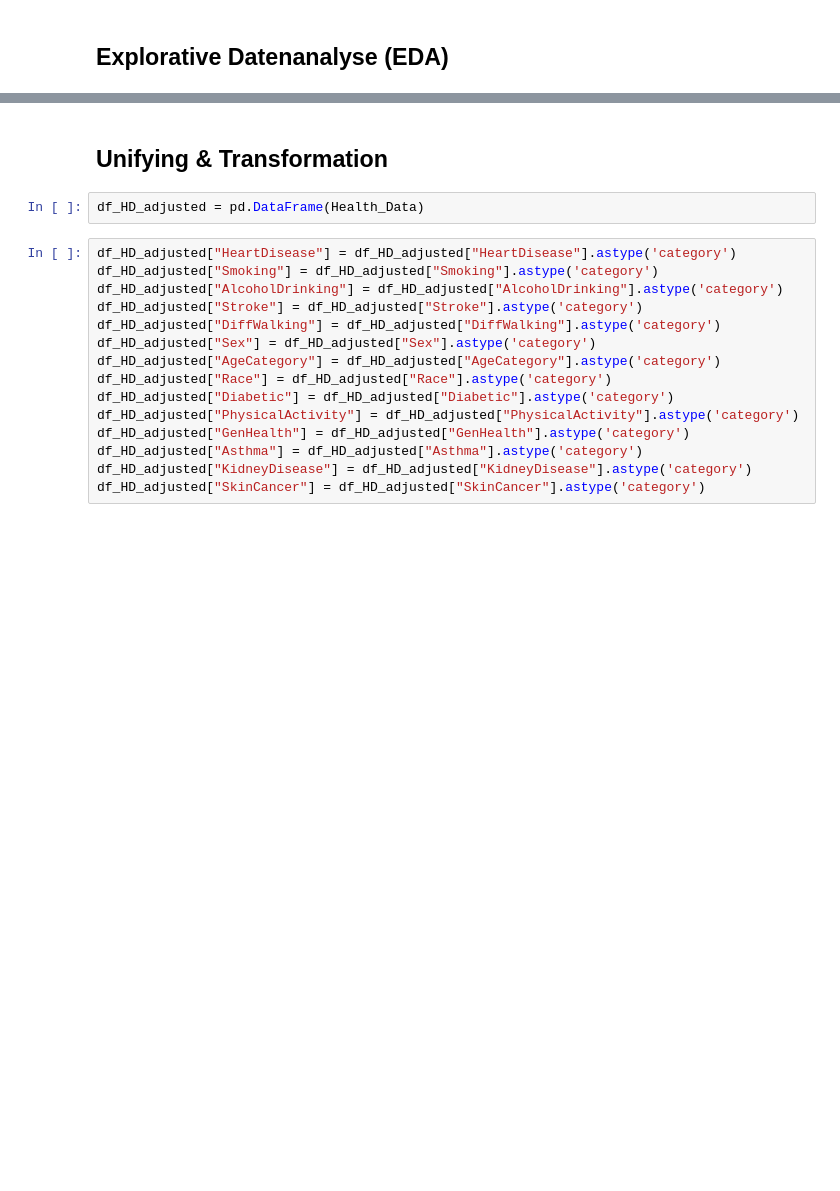
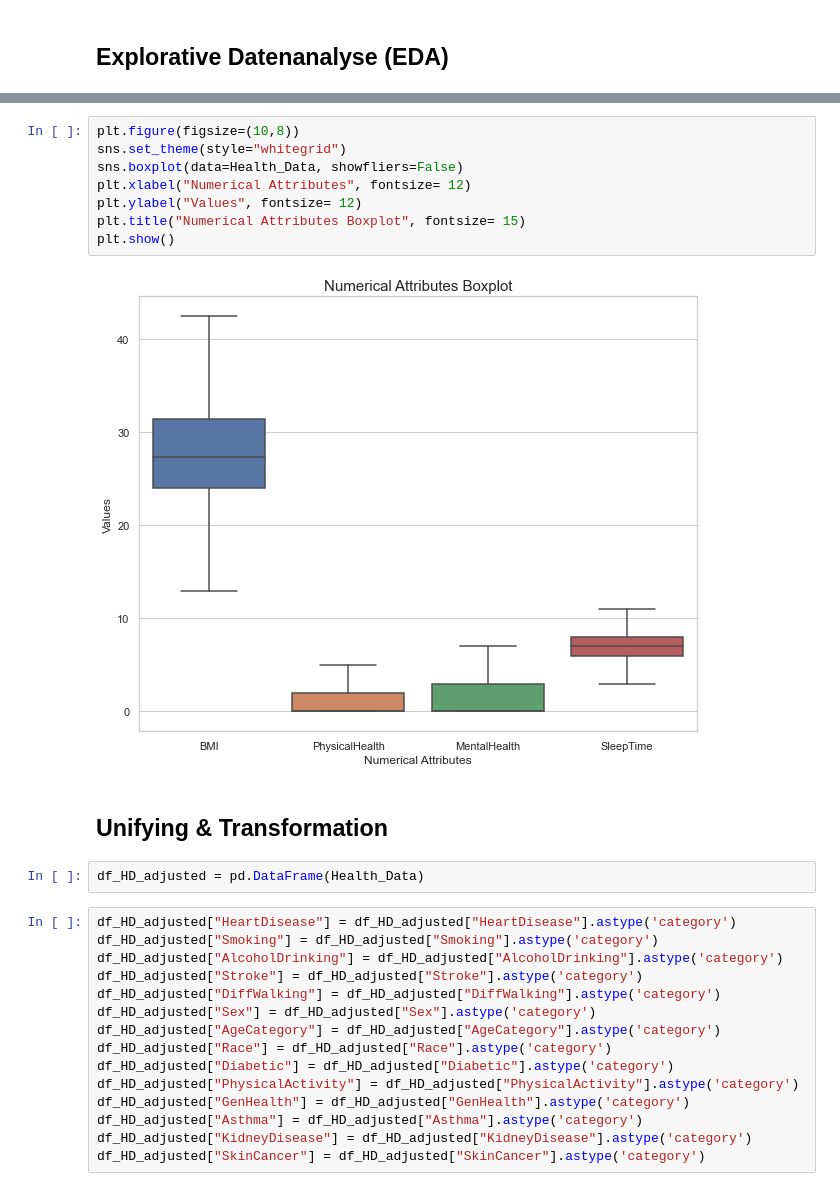
Before and after one commit to beerlkai/2PythGr_Herzkrankheiten, a Jupyter notebook: Projekt_Herzkrankheiten.ipynb, the cells around one changed output, grey strips where cells are left out. Drawn from its saved outputs; the diff is of its cells as text; blank space fills up the shorter version.

```diff
--- a/Projekt_Herzkrankheiten.ipynb
+++ b/Projekt_Herzkrankheiten.ipynb
@@ -90,3 +215,13 @@ Health_Data.head(10)
+# %%
+plt.figure(figsize=(10,8))
+sns.set_theme(style="whitegrid")
+sns.boxplot(data=Health_Data, showfliers=False)
+plt.xlabel("Numerical Attributes", fontsize= 12)
+plt.ylabel("Values", fontsize= 12)
+plt.title("Numerical Attributes Boxplot", fontsize= 15)
+plt.show()
+# %% [output]
+[figure, added]
 # %% [markdown]
 ## __Unifying & Transformation__
 # %%
```
Also changed, not shown: parts of 11 cells of this notebook.
